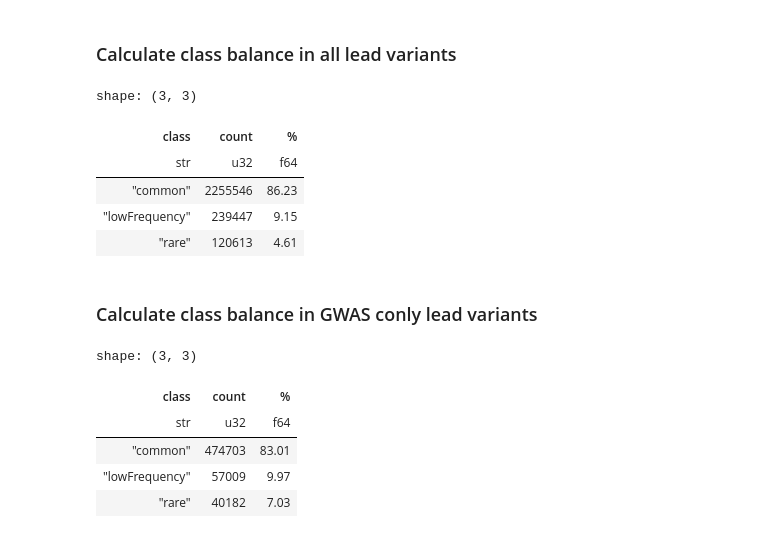
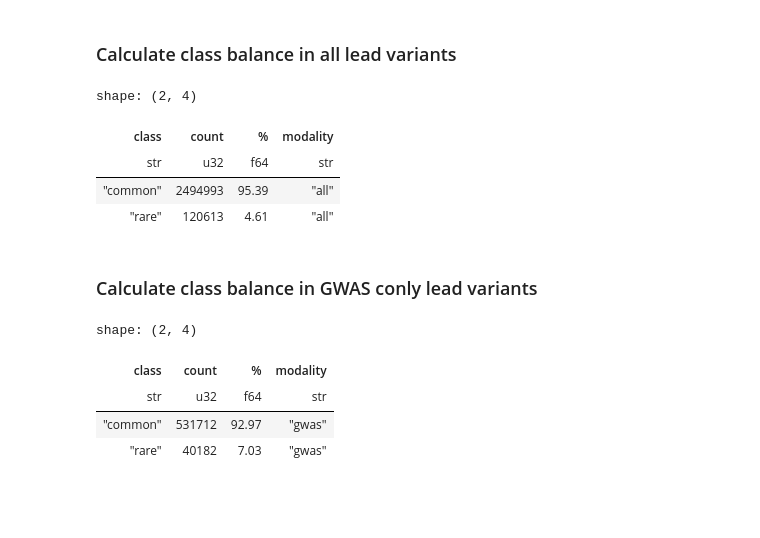
Before and after one commit to opentargets/Gentropy-manuscript, a Jupyter notebook: chapters/in_silico_effect_prediction/04_variant_classification_by_freq.ipynb, the cells around one changed output. Drawn from its saved outputs; the diff is of its cells as text; code cells hidden in the pictures; blank space fills up the shorter version.

```diff
--- a/chapters/in_silico_effect_prediction/04_variant_classification_by_freq.ipynb
+++ b/chapters/in_silico_effect_prediction/04_variant_classification_by_freq.ipynb
@@ -28,8 +29,7 @@ def variant_maf_classification(maf: pl.Expr, variant_types: list[VariantFrequenc
     """Classify variants based on the maf thresholds."""
     if not variant_types:
         variant_types = [
-            VariantFrequencyClass("common", lambda maf: (maf > 0.05)),
-            VariantFrequencyClass("lowFrequency", lambda maf: ((maf <= 0.05) & (maf >= 0.01))),
+            VariantFrequencyClass("common", lambda maf: (maf >= 0.01)),
             VariantFrequencyClass("rare", lambda maf: (maf < 0.01)),
         ]
     maf = pl.col("majorPopulationMAF")
@@ -55,44 +55,44 @@ def variant_maf_inference_classification(maf: pl.Expr) -> pl.Expr:
 # %%
 df = (
     dataset.with_columns(variant_maf_inference_classification(pl.col("majorPopulationMAF")))
     .filter(pl.col("correctMafInference"))
     .select(
         pl.col("variantId"),
         variant_maf_classification(pl.col("majorPopulationMAF")),
     )
     .select(
         pl.col("variantId"),
         pl.col("variantMAFClassification").struct.unnest(),
     )
     .unpivot(
-        on=["common", "lowFrequency", "rare"],
+        on=["common", "rare"],
         index="variantId",
         variable_name="class",
         value_name="belongToClass",
     )
     .filter(pl.col("belongToClass"))
     .select("variantId", "class")
     .group_by("class")
     .agg(pl.len().alias("count"))
     .select(
         pl.col("class"),
         pl.col("count"),
         ((pl.col("count") / pl.col("count").sum()) * pl.lit(100)).round(2).alias("%"),
     )
     .sort("class")
+    .with_columns(pl.lit("all").alias("modality"))
 )
 df
 # %% [output]
-shape: (3, 3)
+shape: (2, 4)
-| class | count | % |
-| str | u32 | f64 |
-| "common" | 2255546 | 86.23 |
-| "lowFrequency" | 239447 | 9.15 |
-| "rare" | 120613 | 4.61 |
+| class | count | % | modality |
+| str | u32 | f64 | str |
+| "common" | 2494993 | 95.39 | "all" |
+| "rare" | 120613 | 4.61 | "all" |
 # %% [markdown]
 ### Calculate class balance in GWAS conly lead variants
 # %%
-df = (
+df2 = (
     dataset.with_columns(variant_maf_inference_classification(pl.col("majorPopulationMAF")))
     .filter(pl.col("correctMafInference"))
     .filter(pl.col("studyType") == "gwas")
@@ -105,7 +105,7 @@ df = (
         pl.col("variantMAFClassification").struct.unnest(),
     )
     .unpivot(
-        on=["common", "lowFrequency", "rare"],
+        on=["common", "rare"],
         index="variantId",
         variable_name="class",
         value_name="belongToClass",
@@ -120,12 +120,12 @@ df = (
         ((pl.col("count") / pl.col("count").sum()) * pl.lit(100)).round(2).alias("%"),
     )
     .sort("class")
+    .with_columns(pl.lit("gwas").alias("modality"))
 )
-df
+df2
 # %% [output]
-shape: (3, 3)
+shape: (2, 4)
-| class | count | % |
-| str | u32 | f64 |
-| "common" | 474703 | 83.01 |
-| "lowFrequency" | 57009 | 9.97 |
-| "rare" | 40182 | 7.03 |
+| class | count | % | modality |
+| str | u32 | f64 | str |
+| "common" | 531712 | 92.97 | "gwas" |
+| "rare" | 40182 | 7.03 | "gwas" |
```
Also changed, not shown: parts of 2 cells of this notebook, 5 other files.
